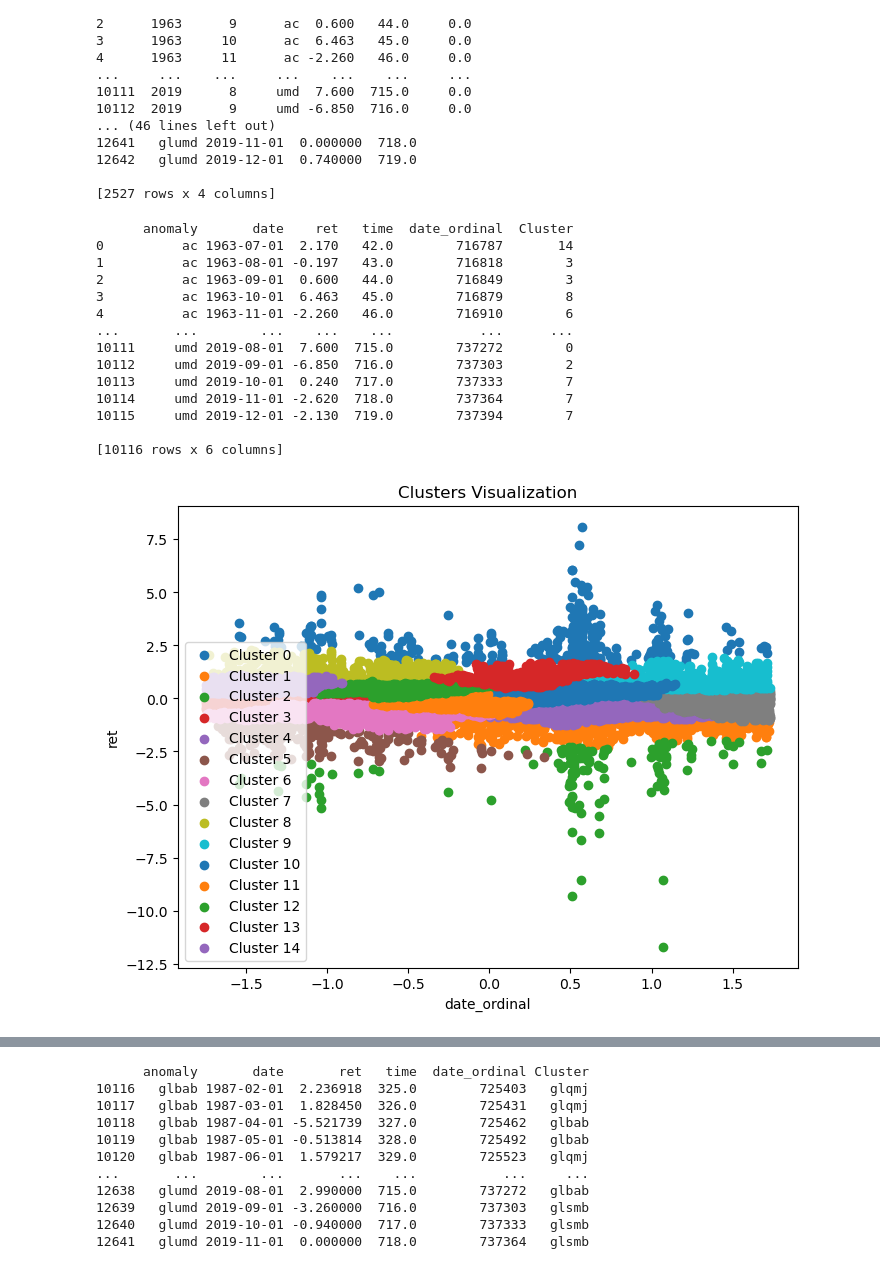
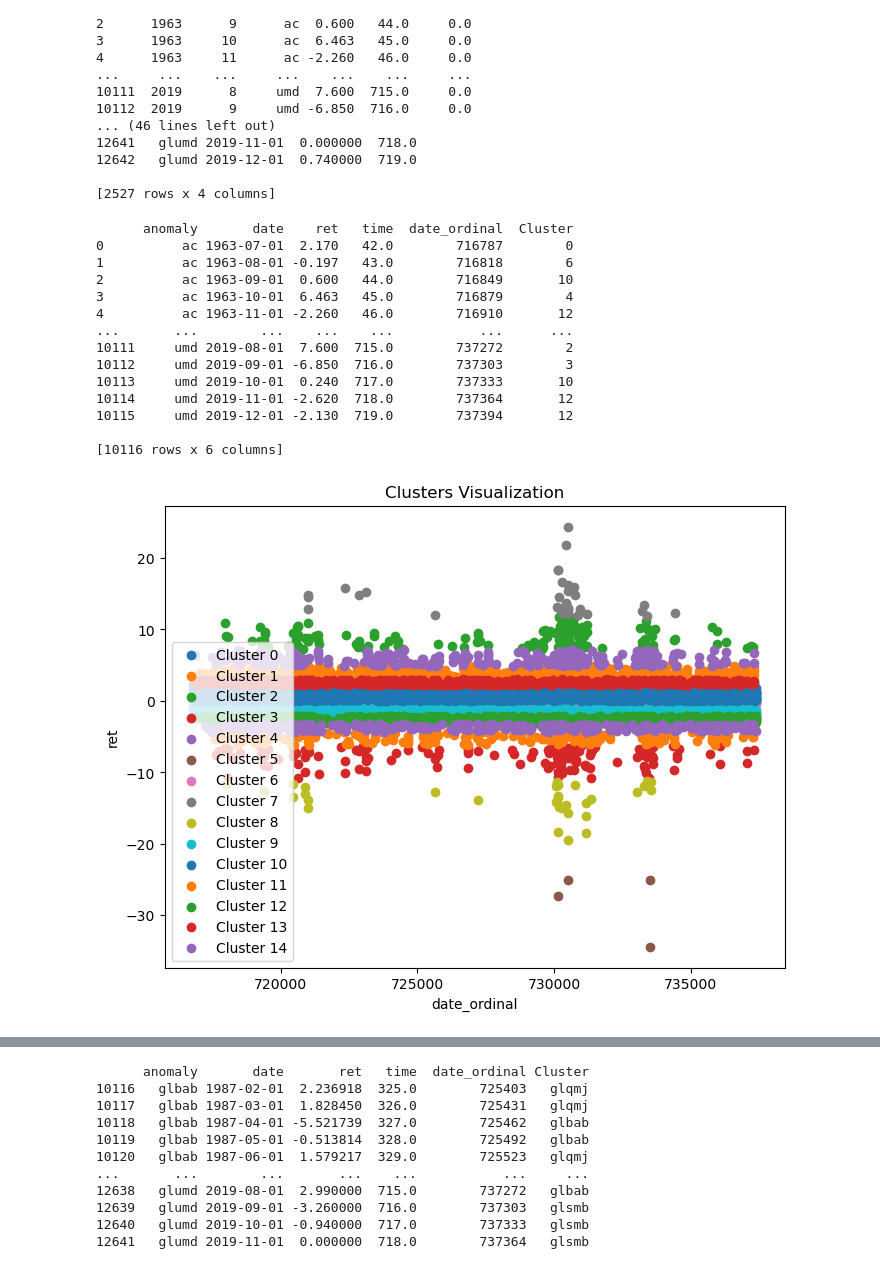
Before and after one commit to Sebasleen/Seminargroup, a Jupyter notebook: Clustering.ipynb, the cells around one changed output, grey strips where cells are left out. Saved outputs shown, nothing was run; the diff lists cells and outputs as text; code cells hidden in the pictures.

Commit message:
Clustering draft 2

```diff
--- a/Clustering.ipynb
+++ b/Clustering.ipynb
@@ -82,7 +82,6 @@ import pandas as pd
 from sklearn.cluster import AgglomerativeClustering
 from sklearn.preprocessing import StandardScaler
 import matplotlib.pyplot as plt
-
 
 # Assuming Anomalies_GF DataFrame is already loaded and preprocessed
 
@@ -92,53 +91,56 @@ Anomalies_US['date_ordinal'] = pd.to_datetime(Anomalies_US['date']).apply(lambda
 # Extract relevant numerical features for clustering
 numerical_features = Anomalies_US[['date_ordinal', 'ret']]
 
-# Standardize the numerical features
+# Exclude 'date_ordinal' from the numerical features to be standardized
+numerical_features_for_scaling = Anomalies_US[['ret']]
+
+# Standardize the numerical features (excluding 'date_ordinal')
 scaler = StandardScaler()
-scaled_features = scaler.fit_transform(numerical_features)
+scaled_features = scaler.fit_transform(numerical_features_for_scaling)
 
 # Perform hierarchical clustering
 n_clusters = 15  # Choose the number of clusters
 agglomerative_clustering = AgglomerativeClustering(n_clusters=n_clusters)
 clusters = agglomerative_clustering.fit_predict(scaled_features)
 
 # Add cluster labels to the DataFrame
 Anomalies_US['Cluster'] = clusters
 
 # Display the DataFrame with cluster labels
 print(Anomalies_US)
 
 # Plot the clusters
 plt.figure(figsize=(8, 6))
 for cluster in range(n_clusters):
-    cluster_points = scaled_features[clusters == cluster]
-    plt.scatter(cluster_points[:, 0], cluster_points[:, 1], label=f'Cluster {cluster}')
+    cluster_points = Anomalies_US[clusters == cluster]
+    plt.scatter(cluster_points['date_ordinal'], cluster_points['ret'], label=f'Cluster {cluster}')
 
 plt.title('Clusters Visualization')
 plt.xlabel('date_ordinal')
 plt.ylabel('ret')
 plt.legend()
 plt.show()
 
 # Print cluster statistics
 for cluster in range(n_clusters):
     cluster_data = Anomalies_US[Anomalies_US['Cluster'] == cluster]
     print(f"Cluster {cluster}:")
     print(cluster_data.describe())
     print("\n")
 # %% [output]
       anomaly       date    ret   time  date_ordinal  Cluster
-0          ac 1963-07-01  2.170   42.0        716787       14
-1          ac 1963-08-01 -0.197   43.0        716818        3
-2          ac 1963-09-01  0.600   44.0        716849        3
-3          ac 1963-10-01  6.463   45.0        716879        8
-4          ac 1963-11-01 -2.260   46.0        716910        6
+0          ac 1963-07-01  2.170   42.0        716787        0
+1          ac 1963-08-01 -0.197   43.0        716818        6
+2          ac 1963-09-01  0.600   44.0        716849       10
+3          ac 1963-10-01  6.463   45.0        716879        4
+4          ac 1963-11-01 -2.260   46.0        716910       12
 ...       ...        ...    ...    ...           ...      ...
-10111     umd 2019-08-01  7.600  715.0        737272        0
-10112     umd 2019-09-01 -6.850  716.0        737303        2
-10113     umd 2019-10-01  0.240  717.0        737333        7
-10114     umd 2019-11-01 -2.620  718.0        737364        7
-10115     umd 2019-12-01 -2.130  719.0        737394        7
+10111     umd 2019-08-01  7.600  715.0        737272        2
+10112     umd 2019-09-01 -6.850  716.0        737303        3
+10113     umd 2019-10-01  0.240  717.0        737333       10
+10114     umd 2019-11-01 -2.620  718.0        737364       12
+10115     umd 2019-12-01 -2.130  719.0        737394       12
 
 [10116 rows x 6 columns]
-[figure, old version]
+[figure, new version]
 Cluster 0:
```
Also changed, not shown: parts of 3 cells of this notebook.
